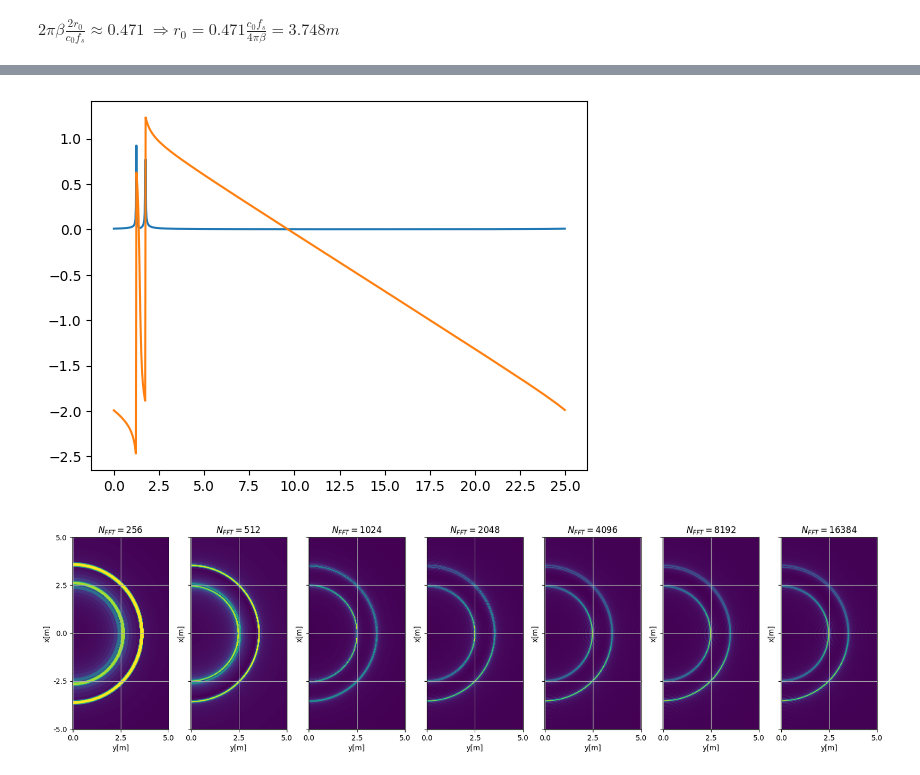
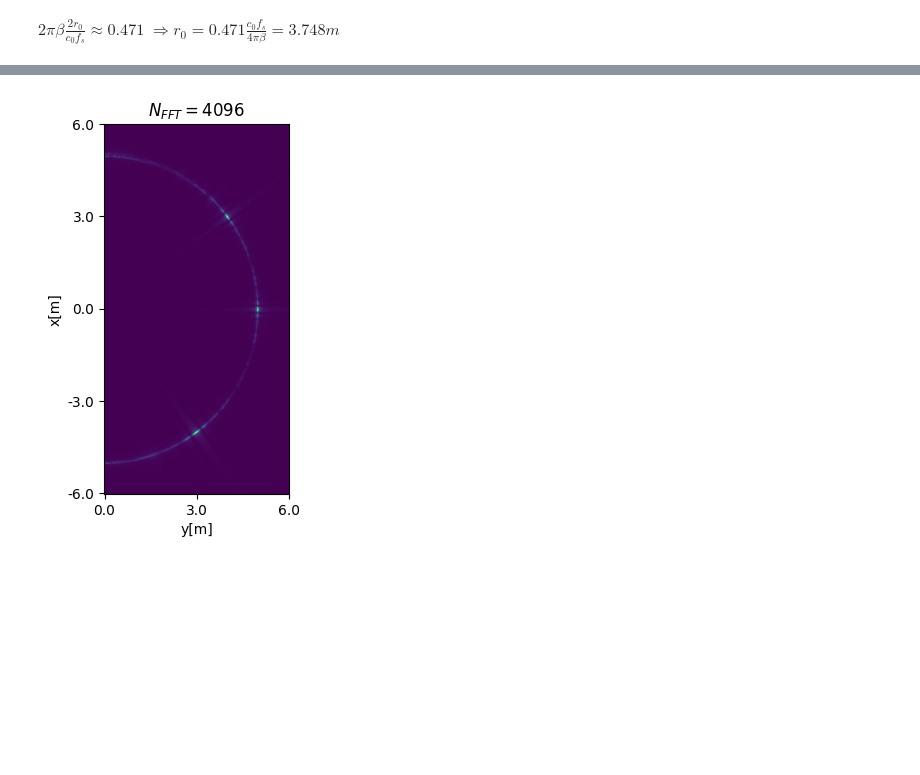
Before and after one commit to Perseos/thesis, a Jupyter notebook: figures/scripts/3.1_imaging/bp_test_ideal.ipynb, the cells around one changed output, grey strips where cells are left out. Drawn from its saved outputs; the diff is of its cells as text; code cells hidden in the pictures; blank space fills up the shorter version.

```diff
--- a/figures/scripts/3.1_imaging/bp_test_ideal.ipynb
+++ b/figures/scripts/3.1_imaging/bp_test_ideal.ipynb
@@ -13,13 +13,18 @@ import timedataparser
 header,_,realdata,_,params = timedataparser.load_all('/home/dgotzens/recording/23-11-20/', loadfeparams=True)
 
 M,K,L = (1024,192,1)
-X,Y,Z = (256,3,128)
+X,Y,Z = (512,3,256)
 I = X*Y*Z
 c0 = 299_792_458
 β = params['RampSlope']
+ω0 = 2*torch.pi*header['RampLowFrequency']
+π = torch.pi
+
+
 fs = 22e6
+Ts = 1/fs
 
-rmax = 5
+rmax = 6
 rx = torch.linspace(-rmax, rmax, X)[:,None,None].expand((X,Y,Z))
 ry = torch.linspace(-0.1*rmax, 0.1*rmax, Y)[None,:,None].expand((X,Y,Z))
 rz = torch.linspace(0,rmax,Z)[None,None,:].expand((X,Y,Z))
@@ -43,9 +48,6 @@ $\Rightarrow \Omega = 0.440 $
 $2\pi \beta \frac{2r_0}{c_0f_s} \approx 0.471$
 $\Rightarrow r_0 = 0.471 \frac{c_0f_s}{4 \pi \beta} = 3.748m$
 # %%
-# assume constant antenna gain
-g = torch.ones((K,X,Y,Z))
-
 # calculate runtimes
 dist = torch.empty((K,X,Y,Z))
 for k in range(K):
@@ -54,7 +56,8 @@ for k in range(K):
 
 tau = lambda x,y,z : dist[:,(rx[:,0,0]-x).abs().argmin(), \
                             (ry[0,:,0]-y).abs().argmin(), \
-                            (rz[0,0,:]-z).abs().argmin()]/c0/fs
-point = lambda x,y,z : torch.exp(-2j*torch.pi*β * tau(x,y,z) * torch.arange(M).unsqueeze(-1))
-data[:,:,0] = point(0,0,rmax/2) + point(-rmax/2,0,rmax/2)
+                            (rz[0,0,:]-z).abs().argmin()]/c0
+point = lambda x,y,z : torch.exp(-1j*(ω0 + 0.5*β*tau(x,y,z)) * tau(x,y,z))\
+                       *  torch.exp(-2j*π*β * tau(x,y,z) * torch.arange(M).unsqueeze(-1)*Ts)
+data[:,:,0] = point(3,0,4) + point(0,0,5) + point(-4,0,3)
 # %%
@@ -84,32 +81,37 @@ plt.show()
 # %%
 nfft = data.shape[0]
-plt.plot(ifft(data[:,0,0]).abs())
-plt.plot(ifft(data[:,0,0]).angle())
-plt.xticks([nfft/10*i for i in range(11)], [25/10*i for i in range(11)])
+# plt.plot(ifft(data[:,0,0]).abs())
+# plt.plot(ifft(data[:,0,0]).angle())
+# plt.xticks([nfft/10*i for i in range(11)], [25/10*i for i in range(11)])
+# plt.show()
+nfft = 1024*4
+img_fft = torch.zeros((X,Z),dtype=torch.cfloat)
+# window = torch.hann_window(M)
+# window = torch.hamming_window(M)
+window = torch.ones(M)
+
+for k in range(K):
+    index = (β*dist[k,:,Y//2,:]/(c0*fs)*nfft).flatten(0)
+    g = torch.exp(-1j*ω0*dist[k,:,Y//2,:]/c0 + 1j*β*dist[k,:,Y//2,:]**2/c0**2)
+    # interpolate
+    idft = ifft(window*data[:,k,0], n=nfft).log()
+    t = index - index.floor()
+    interpol = t*idft[index.floor().long()] + (1-t)*idft[index.ceil().long()]
+
+    # img_fft += g.conj() * torch.exp(interpol).unflatten(0,(X,Z))
+    img_fft += g.conj() * ifft(window*data[:,k,0], n=nfft)[index.long()].unflatten(0,(X,Z))
+
+
+plt.imshow(img_fft.abs()/K, origin='lower')
+plt.yticks(range(0,X+1,X//4), [rmax/2*i for i in range(-2,2+1)])
+plt.xticks(range(0,Z+1,Z//2), [rmax/2*i for i in range(2+1)])
+plt.ylabel('x[m]')
+plt.xlabel('y[m]')
+# plt.grid()
+plt.title(r'$N_{FFT}=$' + f'{nfft}')
 plt.show()
-f,ax = plt.subplots(1,7,sharey=True)
-f.set_figwidth(20)
-for n in range(7):
-    nfft = 256*2**n
-    img_fft = torch.zeros((X,Z),dtype=torch.cfloat)
-    # window = torch.hann_window(M)
-    # window = torch.hamming_window(M)
-    window = torch.ones(M)
-    for k in range(K):
-        index = (β*dist[k,:,Y//2,:]/(c0*fs)*nfft).flatten(0)
-        img_fft += ifft(window*data[:,k,0], n=nfft)[index.long()].unflatten(0,(X,Z))
-
-    ax[n].imshow(img_fft.abs()/K, origin='lower')
-    ax[n].set_yticks(range(0,X+1,X//4), [rmax/2*i for i in range(-2,2+1)])
-    ax[n].set_xticks(range(0,Z+1,Z//2), [rmax/2*i for i in range(2+1)])
-    ax[n].set_ylabel('x[m]')
-    ax[n].set_xlabel('y[m]')
-    ax[n].grid()
-    ax[n].set_title(r'$N_{FFT}=$' + f'{nfft}')
-f.show()
 # %% [output]
-[figure, old version]
+[figure, new version]
-[figure, removed]
 # %%
 nfft = 1022
 
```
Also changed, not shown: parts of 3 cells of this notebook, 26 other files.
